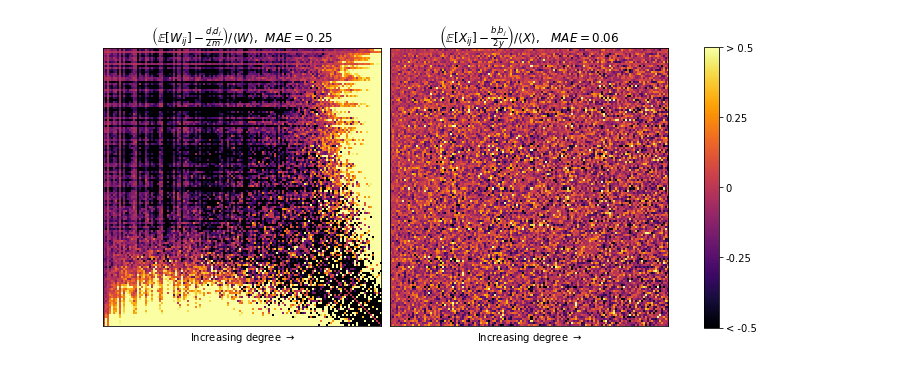
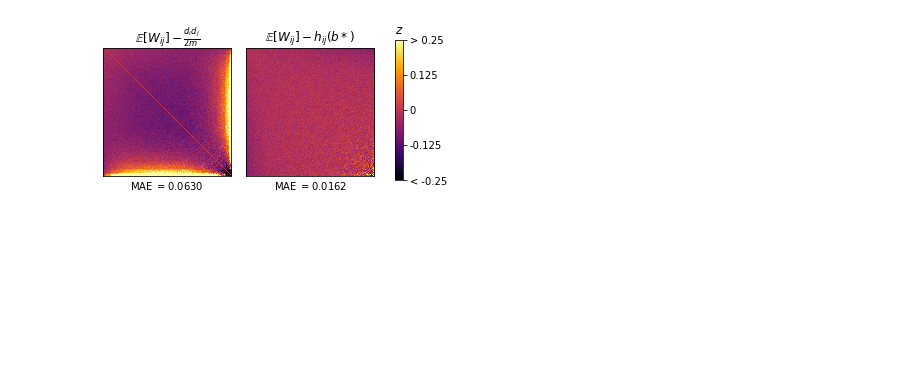
Before and after one commit to PhilChodrow/multigraph_moments, a Jupyter notebook: figs_descriptive.ipynb, the cells around one changed output. Drawn from its saved outputs; the diff is of its cells as text; code cells hidden in the pictures; blank space fills up the shorter version.

```diff
--- a/figs_descriptive.ipynb
+++ b/figs_descriptive.ipynb
@@ -23,22 +23,47 @@ np.fill_diagonal(CL_, 0)
+# %%
+def degree_sort(A, d = d):
+    row_sorted = A[np.argsort(d)]
+    col_sorted = row_sorted[:, np.argsort(d)]
+    return(col_sorted)
+# %%
+def W_from_b(b):
+    y = 0.5*b.sum()
+    BB = np.outer(b, b)
+    np.fill_diagonal(BB, 0)
+    W = BB / (2*y - BB)
+    return(W)
+
+def X_from_b(b):
+    y = 0.5*b.sum()
+    BB = np.outer(b, b)
+    np.fill_diagonal(BB, 0)
+    return(BB/(2*y))
 # %%
-vmin = -.5
-vmax = .5
+vmin = -.25
+vmax = .25
 cmap = 'inferno'
 
-fig = plt.figure(figsize = (10, 5))
+sig = np.sqrt(w2 - w**2)
+sig
+
+fig = plt.figure(figsize = (5, 2.5))
 ax1 = fig.add_subplot(121)
 
-err = (CL - w)/d.mean()*n
+CL = np.outer(d, d)/d.sum()
+np.fill_diagonal(CL, 0)
+
+err = (CL - w)
 v = np.mean(np.abs(err))
-err = np.dot(np.dot(B.T, err), B)
 
-im = ax1.imshow(err, cmap = cmap, vmin = vmin, vmax = vmax)
+to_plot = degree_sort(err/sig)
+to_plot[np.isinf(to_plot)] = 0
+to_plot[np.isnan(to_plot)] = 0
+im = ax1.imshow(to_plot, cmap = cmap, vmin = vmin, vmax = vmax)
 
-description = r"$\left(\mathbb{E}[W_{ij}] - \frac{d_id_j}{2m}\right) /\langle W \rangle$"
-err = r"$MAE = $" + str(round(v, 2))
-
-ax1.set(title = description + ',  ' + err,
-        xlabel = r'Increasing degree $\rightarrow$')
+description = r"$\mathbb{E}[W_{ij}] - \frac{d_id_j}{2m}$"
+err = r"MAE $ = $" + "{:05.4F}".format(v)
+ax1.set(title = description,
+        xlabel = err)
 
 ax1.tick_params(
     which='both',      # both major and minor ticks are affected
@@ -48,46 +73,49 @@ ax1.tick_params(
     left=False,
     labelbottom=False,
     labelleft=False,
     length = 0)
 
-
-ax2 = fig.add_subplot(122)
-err = (CL_ - x) / x.mean()
-
-v = np.mean(np.abs(err))
-err = np.dot(np.dot(B.T, err), B)
+ax3 = fig.add_subplot(122)
 
 
+W_ = W_from_b(b_)
+err = (W_ - w)
+np.fill_diagonal(err, 0)
+err[np.isinf(err)] = 0
+v = np.nanmean(np.abs(err))
 
-im = ax2.imshow(err, cmap = cmap, vmin = vmin, vmax = vmax)
+to_plot = degree_sort(err/sig)
+to_plot[np.isinf(to_plot)] = 0
+to_plot[np.isnan(to_plot)] = 0
+im = ax3.imshow(to_plot, cmap = cmap, vmin = vmin, vmax = vmax)
 
-description = r"$\left(\mathbb{E}[X_{ij}] - \frac{b_ib_j}{2y}\right)/\langle X \rangle$"
-err = r"$MAE = $" + str(round(v, 2))
+# im = ax3.imshow(degree_sort(err), cmap = cmap, vmin = vmin, vmax = vmax)
 
 
+description = r"$\mathbb{E}[W_{ij}] - h_{ij}(b*)$"
+err = r"MAE $ = $" + "{:05.4F}".format(v)
 
-ax2.set(title = description + ',   ' + err,
-        xlabel = r'Increasing degree $\rightarrow$')
+ax3.set(title = description,
+        xlabel = err)
 
-ax2.tick_params(
+ax3.tick_params(
     which='both',      # both major and minor ticks are affected
     bottom=False,      # ticks along the bottom edge are off
     top=False,         # ticks along the top edge are off
     right=False,
     left=False,
     labelbottom=False,
     labelleft=False,
     length = 0)
 
-
 plt.tight_layout()
 fig.subplots_adjust(right=0.8)
 cbar_ax = fig.add_axes([0.85, 0.1, 0.02, 0.78])
 cbar = fig.colorbar(im, cax=cbar_ax, ticks=[vmin, vmin/2, 0, vmax/2, vmax])
 
 cbar.ax.set_yticklabels(['< ' + str(vmin), str(vmin/2), '0' , str(vmax/2), '> ' + str(vmax)])  # vertically oriented colorbar
+cbar_ax.set(title = r'$z$')
 
-
-plt.savefig('../../Downloads/error_matrices.png')
+plt.savefig('../../Downloads/error_matrices.png', dpi=300)
 # %% [output]
-[figure, old version]
+[figure, new version]
```
Also changed, not shown: parts of 8 cells of this notebook, 4 other files.
